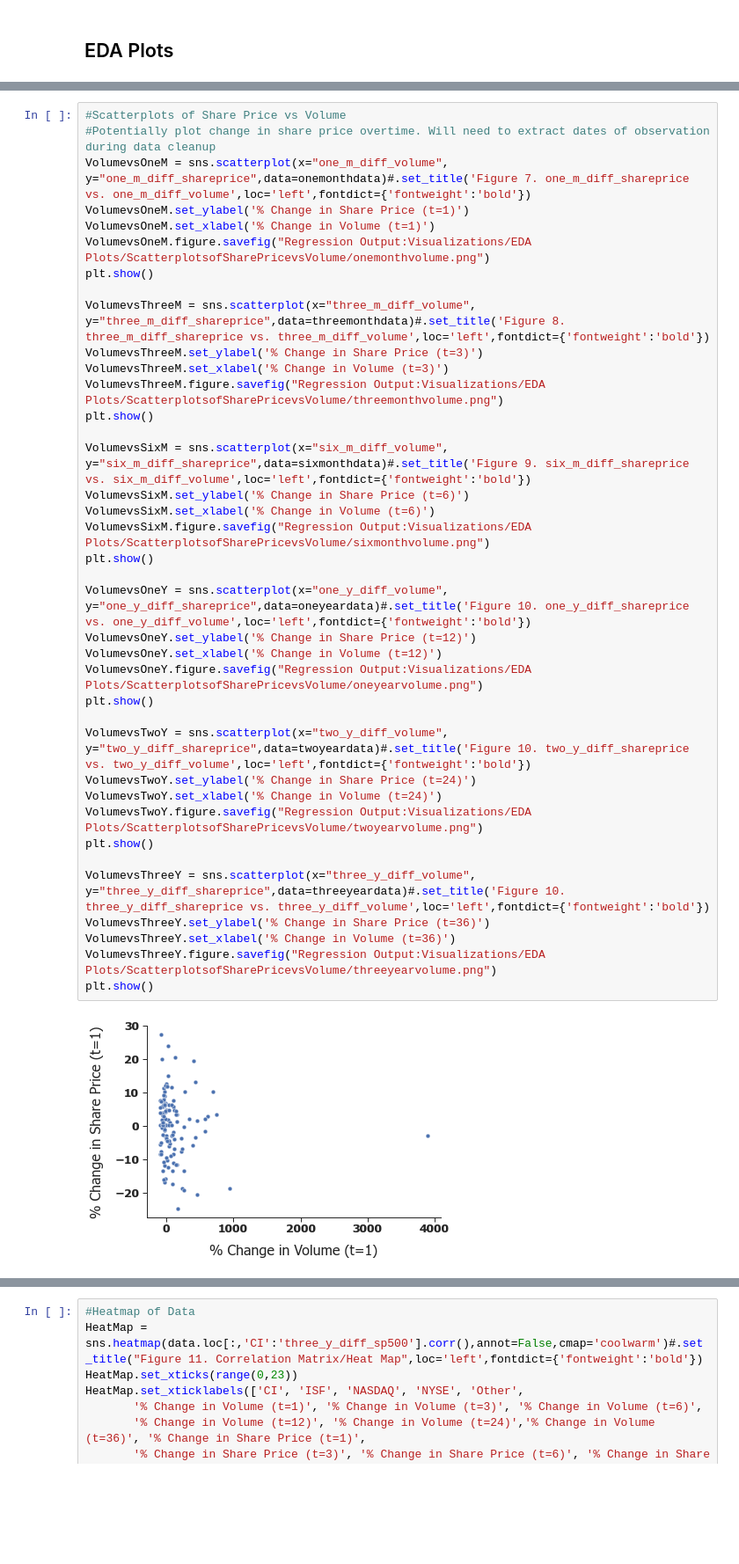
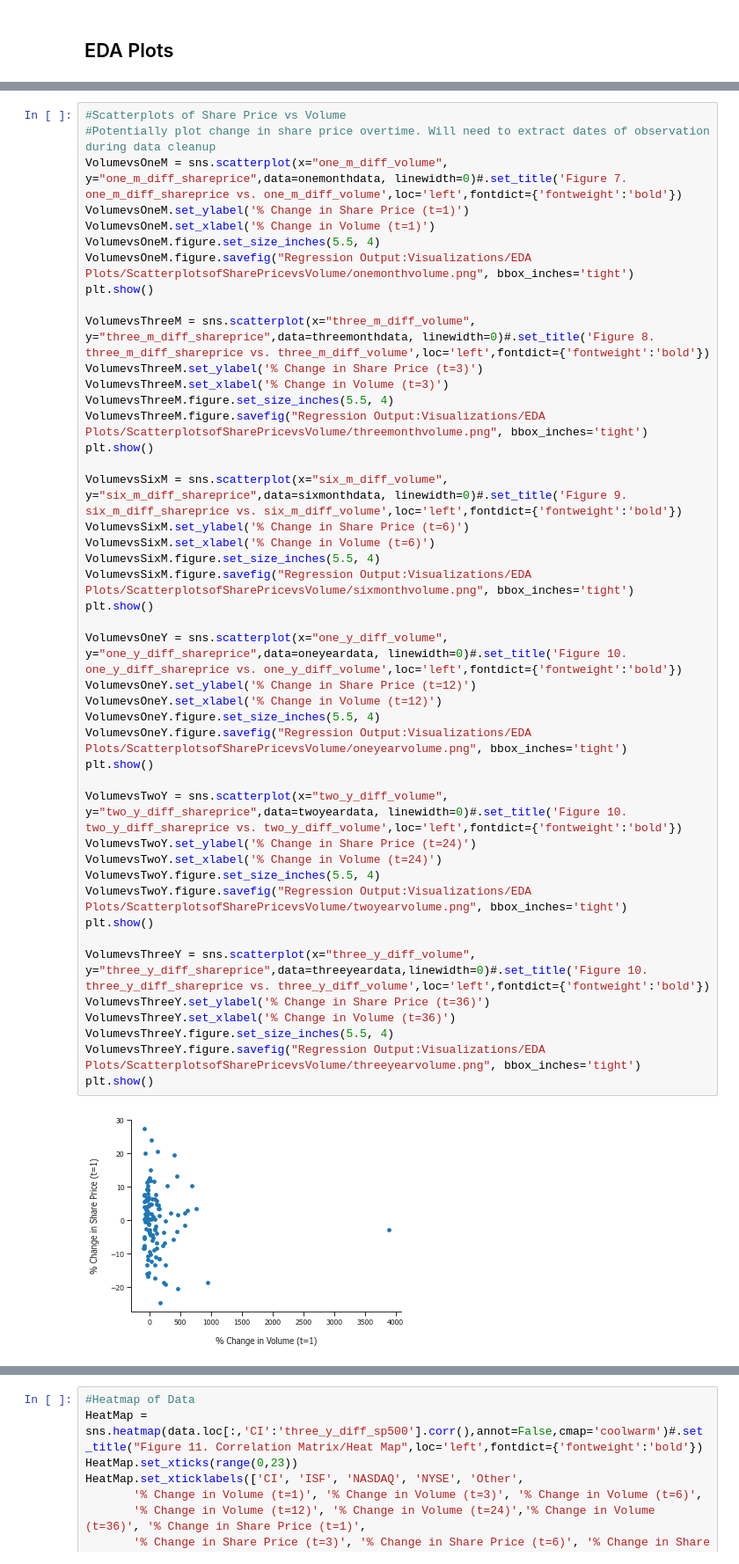
Before and after one commit to SolB77/Managerial-Economics-Senior-Thesis, a Jupyter notebook: Summary Statistics, Regression Analysis, and Visualizations.ipynb, the cells around one changed output, grey strips where cells are left out. Shown at 88% size. Saved outputs shown, nothing was run; the diff lists cells and outputs as text; blank space fills up the shorter version.

Commit message:
Changed Plot Styling

```diff
--- a/Summary Statistics, Regression Analysis, and Visualizations.ipynb
+++ b/Summary Statistics, Regression Analysis, and Visualizations.ipynb
@@ -133,40 +134,46 @@ CATsvsThreeY.savefig("Regression Output:Visualizations/EDA Plots/BoxplotsofShare
 # %%
 #Scatterplots of Share Price vs Volume
 #Potentially plot change in share price overtime. Will need to extract dates of observation during data cleanup
-VolumevsOneM = sns.scatterplot(x="one_m_diff_volume", y="one_m_diff_shareprice",data=onemonthdata)#.set_title('Figure 7. one_m_diff_shareprice vs. one_m_diff_volume',loc='left',fontdict={'fontweight':'bold'})
+VolumevsOneM = sns.scatterplot(x="one_m_diff_volume", y="one_m_diff_shareprice",data=onemonthdata, linewidth=0)#.set_title('Figure 7. one_m_diff_shareprice vs. one_m_diff_volume',loc='left',fontdict={'fontweight':'bold'})
 VolumevsOneM.set_ylabel('% Change in Share Price (t=1)')
 VolumevsOneM.set_xlabel('% Change in Volume (t=1)')
-VolumevsOneM.figure.savefig("Regression Output:Visualizations/EDA Plots/ScatterplotsofSharePricevsVolume/onemonthvolume.png")
+VolumevsOneM.figure.set_size_inches(5.5, 4)
+VolumevsOneM.figure.savefig("Regression Output:Visualizations/EDA Plots/ScatterplotsofSharePricevsVolume/onemonthvolume.png", bbox_inches='tight')
 plt.show()
 
-VolumevsThreeM = sns.scatterplot(x="three_m_diff_volume", y="three_m_diff_shareprice",data=threemonthdata)#.set_title('Figure 8. three_m_diff_shareprice vs. three_m_diff_volume',loc='left',fontdict={'fontweight':'bold'})
+VolumevsThreeM = sns.scatterplot(x="three_m_diff_volume", y="three_m_diff_shareprice",data=threemonthdata, linewidth=0)#.set_title('Figure 8. three_m_diff_shareprice vs. three_m_diff_volume',loc='left',fontdict={'fontweight':'bold'})
 VolumevsThreeM.set_ylabel('% Change in Share Price (t=3)')
 VolumevsThreeM.set_xlabel('% Change in Volume (t=3)')
-VolumevsThreeM.figure.savefig("Regression Output:Visualizations/EDA Plots/ScatterplotsofSharePricevsVolume/threemonthvolume.png")
+VolumevsThreeM.figure.set_size_inches(5.5, 4)
+VolumevsThreeM.figure.savefig("Regression Output:Visualizations/EDA Plots/ScatterplotsofSharePricevsVolume/threemonthvolume.png", bbox_inches='tight')
 plt.show()
 
-VolumevsSixM = sns.scatterplot(x="six_m_diff_volume", y="six_m_diff_shareprice",data=sixmonthdata)#.set_title('Figure 9. six_m_diff_shareprice vs. six_m_diff_volume',loc='left',fontdict={'fontweight':'bold'})
+VolumevsSixM = sns.scatterplot(x="six_m_diff_volume", y="six_m_diff_shareprice",data=sixmonthdata, linewidth=0)#.set_title('Figure 9. six_m_diff_shareprice vs. six_m_diff_volume',loc='left',fontdict={'fontweight':'bold'})
 VolumevsSixM.set_ylabel('% Change in Share Price (t=6)')
 VolumevsSixM.set_xlabel('% Change in Volume (t=6)')
-VolumevsSixM.figure.savefig("Regression Output:Visualizations/EDA Plots/ScatterplotsofSharePricevsVolume/sixmonthvolume.png")
+VolumevsSixM.figure.set_size_inches(5.5, 4)
+VolumevsSixM.figure.savefig("Regression Output:Visualizations/EDA Plots/ScatterplotsofSharePricevsVolume/sixmonthvolume.png", bbox_inches='tight')
 plt.show()
 
-VolumevsOneY = sns.scatterplot(x="one_y_diff_volume", y="one_y_diff_shareprice",data=oneyeardata)#.set_title('Figure 10. one_y_diff_shareprice vs. one_y_diff_volume',loc='left',fontdict={'fontweight':'bold'})
+VolumevsOneY = sns.scatterplot(x="one_y_diff_volume", y="one_y_diff_shareprice",data=oneyeardata, linewidth=0)#.set_title('Figure 10. one_y_diff_shareprice vs. one_y_diff_volume',loc='left',fontdict={'fontweight':'bold'})
 VolumevsOneY.set_ylabel('% Change in Share Price (t=12)')
 VolumevsOneY.set_xlabel('% Change in Volume (t=12)')
-VolumevsOneY.figure.savefig("Regression Output:Visualizations/EDA Plots/ScatterplotsofSharePricevsVolume/oneyearvolume.png")
+VolumevsOneY.figure.set_size_inches(5.5, 4)
+VolumevsOneY.figure.savefig("Regression Output:Visualizations/EDA Plots/ScatterplotsofSharePricevsVolume/oneyearvolume.png", bbox_inches='tight')
 plt.show()
 
-VolumevsTwoY = sns.scatterplot(x="two_y_diff_volume", y="two_y_diff_shareprice",data=twoyeardata)#.set_title('Figure 10. two_y_diff_shareprice vs. two_y_diff_volume',loc='left',fontdict={'fontweight':'bold'})
+VolumevsTwoY = sns.scatterplot(x="two_y_diff_volume", y="two_y_diff_shareprice",data=twoyeardata, linewidth=0)#.set_title('Figure 10. two_y_diff_shareprice vs. two_y_diff_volume',loc='left',fontdict={'fontweight':'bold'})
 VolumevsTwoY.set_ylabel('% Change in Share Price (t=24)')
 VolumevsTwoY.set_xlabel('% Change in Volume (t=24)')
-VolumevsTwoY.figure.savefig("Regression Output:Visualizations/EDA Plots/ScatterplotsofSharePricevsVolume/twoyearvolume.png")
+VolumevsTwoY.figure.set_size_inches(5.5, 4)
+VolumevsTwoY.figure.savefig("Regression Output:Visualizations/EDA Plots/ScatterplotsofSharePricevsVolume/twoyearvolume.png", bbox_inches='tight')
 plt.show()
 
-VolumevsThreeY = sns.scatterplot(x="three_y_diff_volume", y="three_y_diff_shareprice",data=threeyeardata)#.set_title('Figure 10. three_y_diff_shareprice vs. three_y_diff_volume',loc='left',fontdict={'fontweight':'bold'})
+VolumevsThreeY = sns.scatterplot(x="three_y_diff_volume", y="three_y_diff_shareprice",data=threeyeardata,linewidth=0)#.set_title('Figure 10. three_y_diff_shareprice vs. three_y_diff_volume',loc='left',fontdict={'fontweight':'bold'})
 VolumevsThreeY.set_ylabel('% Change in Share Price (t=36)')
 VolumevsThreeY.set_xlabel('% Change in Volume (t=36)')
-VolumevsThreeY.figure.savefig("Regression Output:Visualizations/EDA Plots/ScatterplotsofSharePricevsVolume/threeyearvolume.png")
+VolumevsThreeY.figure.set_size_inches(5.5, 4)
+VolumevsThreeY.figure.savefig("Regression Output:Visualizations/EDA Plots/ScatterplotsofSharePricevsVolume/threeyearvolume.png", bbox_inches='tight')
 plt.show()
 # %% [output]
-[figure, old version]
+[figure, new version]
```
Also changed, not shown: parts of 5 cells of this notebook, 56 other files.
